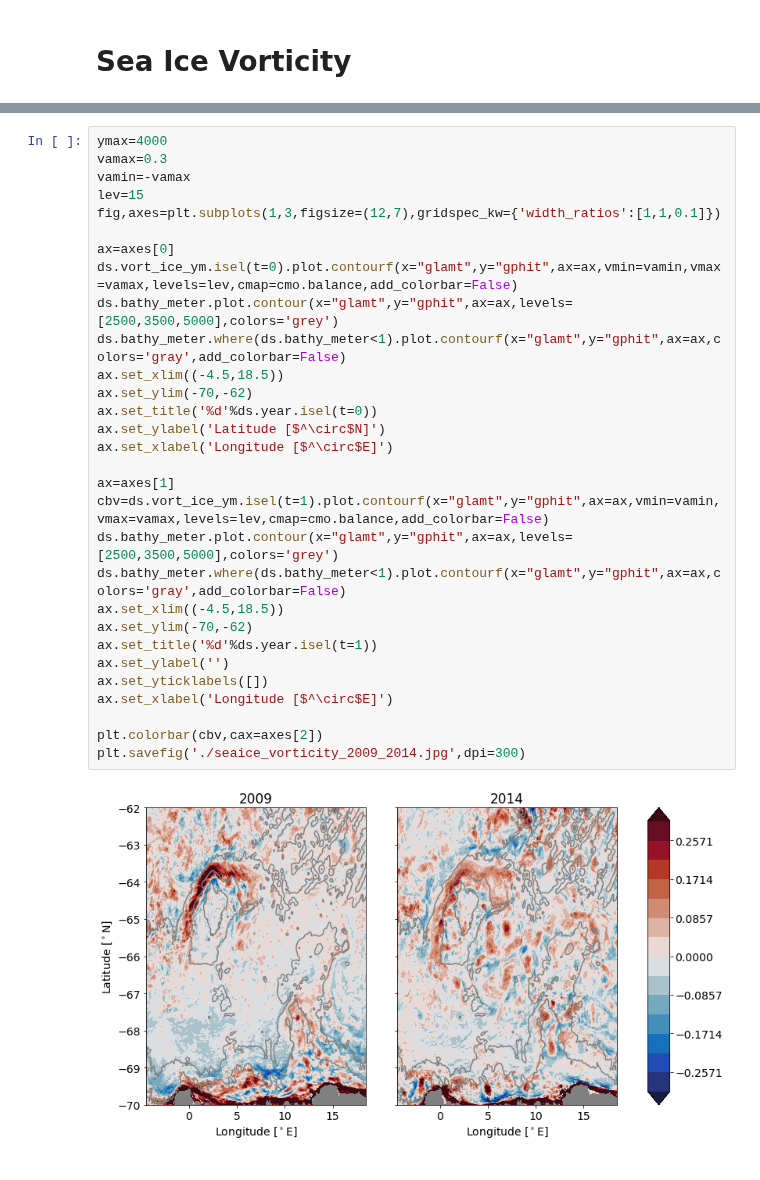
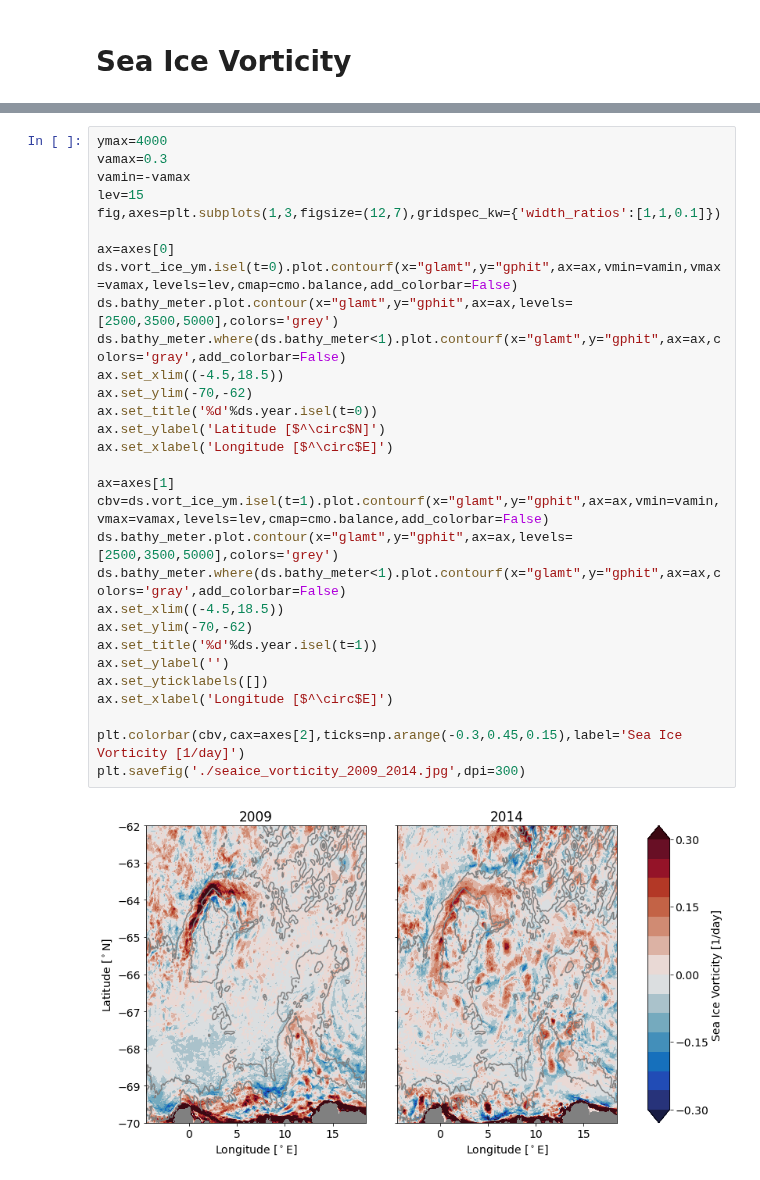
Before and after one commit to bguelk/JGR_2023_MaudRise, a Jupyter notebook: plot_figures/plot_sections.ipynb, the cells around one changed output, grey strips where cells are left out. Saved outputs shown, nothing was run; the diff lists cells and outputs as text.

```diff
--- a/plot_figures/plot_sections.ipynb
+++ b/plot_figures/plot_sections.ipynb
@@ -335,32 +363,32 @@ Data variables:
 # %%
 ymax=4000
 vamax=0.3
 vamin=-vamax
 lev=15
 fig,axes=plt.subplots(1,3,figsize=(12,7),gridspec_kw={'width_ratios':[1,1,0.1]})
 
 ax=axes[0]
 ds.vort_ice_ym.isel(t=0).plot.contourf(x="glamt",y="gphit",ax=ax,vmin=vamin,vmax=vamax,levels=lev,cmap=cmo.balance,add_colorbar=False)
 ds.bathy_meter.plot.contour(x="glamt",y="gphit",ax=ax,levels=[2500,3500,5000],colors='grey')
 ds.bathy_meter.where(ds.bathy_meter<1).plot.contourf(x="glamt",y="gphit",ax=ax,colors='gray',add_colorbar=False)
 ax.set_xlim((-4.5,18.5))
 ax.set_ylim(-70,-62)
 ax.set_title('%d'%ds.year.isel(t=0))
 ax.set_ylabel('Latitude [$^\circ$N]')
 ax.set_xlabel('Longitude [$^\circ$E]')
 
 ax=axes[1]
 cbv=ds.vort_ice_ym.isel(t=1).plot.contourf(x="glamt",y="gphit",ax=ax,vmin=vamin,vmax=vamax,levels=lev,cmap=cmo.balance,add_colorbar=False)
 ds.bathy_meter.plot.contour(x="glamt",y="gphit",ax=ax,levels=[2500,3500,5000],colors='grey')
 ds.bathy_meter.where(ds.bathy_meter<1).plot.contourf(x="glamt",y="gphit",ax=ax,colors='gray',add_colorbar=False)
 ax.set_xlim((-4.5,18.5))
 ax.set_ylim(-70,-62)
 ax.set_title('%d'%ds.year.isel(t=1))
 ax.set_ylabel('')
 ax.set_yticklabels([])
 ax.set_xlabel('Longitude [$^\circ$E]')
 
-plt.colorbar(cbv,cax=axes[2])
+plt.colorbar(cbv,cax=axes[2],ticks=np.arange(-0.3,0.45,0.15),label='Sea Ice Vorticity [1/day]')
 plt.savefig('./seaice_vorticity_2009_2014.jpg',dpi=300)
 # %% [output]
-[figure, old version]
+[figure, new version]
```
Also changed, not shown: parts of 8 cells of this notebook, 1 other file.
